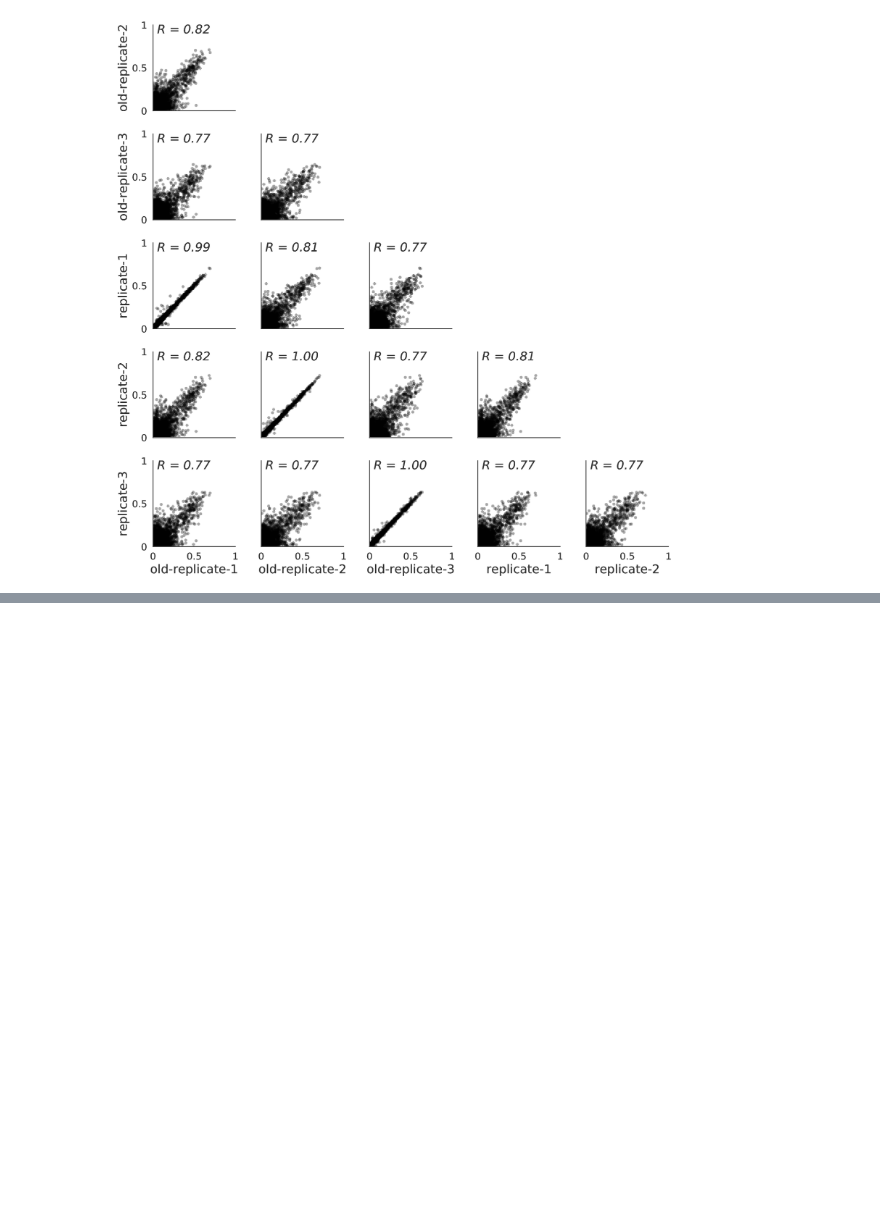
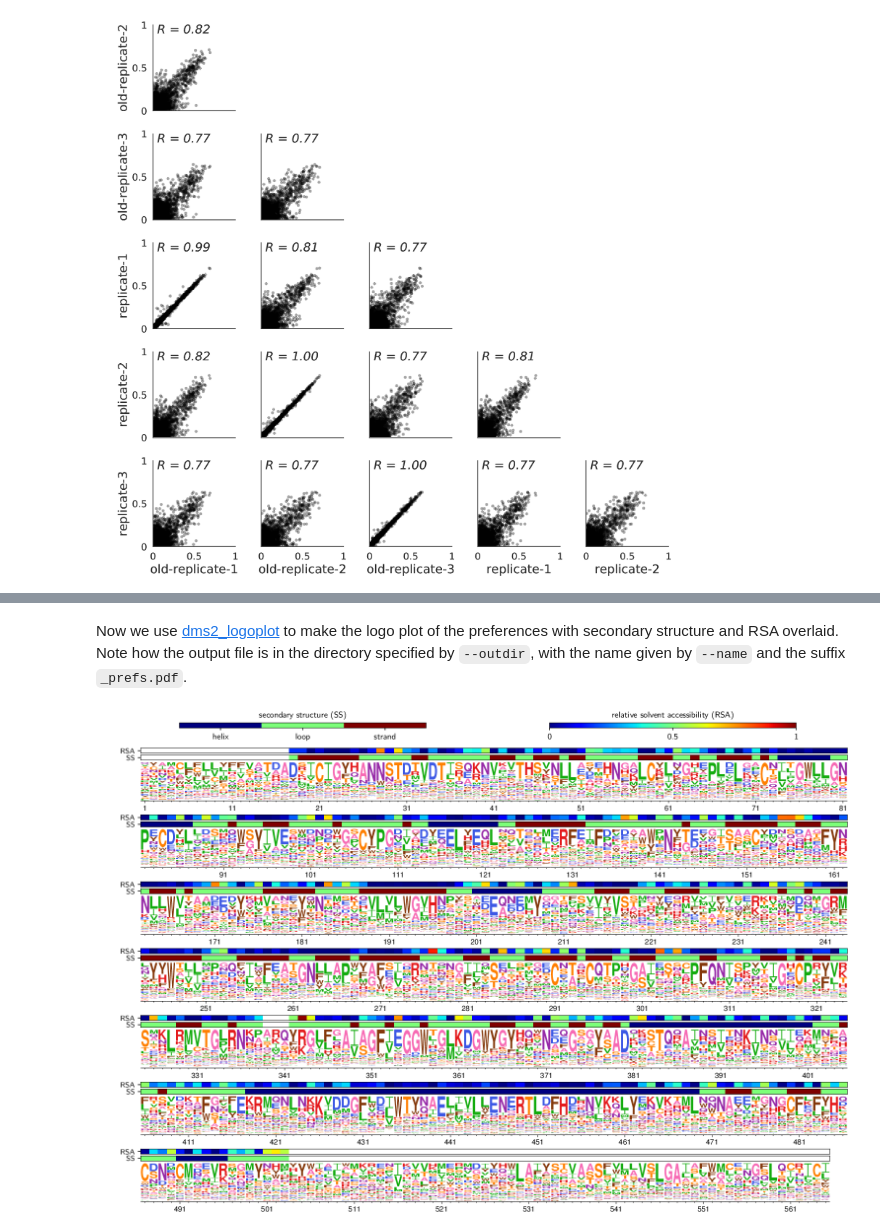
Before and after one commit to jbloomlab/dms_tools2, a Jupyter notebook: examples/Doud2016/analysis_notebook.ipynb, the cells around one changed output, grey strips where cells are left out. Saved outputs shown, nothing was run; the diff lists cells and outputs as text; code cells hidden in the pictures; blank space fills up the shorter version.

```diff
--- a/examples/Doud2016/analysis_notebook.ipynb
+++ b/examples/Doud2016/analysis_notebook.ipynb
@@ -399,0 +407,2 @@ showPDF(plotfile, width=600)
+# %%
+avgprefs = os.path.join(prefsdir, 'summary_avgprefs.csv')
@@ -399,0 +414,27 @@ showPDF(plotfile, width=600)
+# %%
+dsspfile = './data/1RVX_trimer_sequentialnumbering.dssp'
+dssp_df = dms_tools2.dssp.processDSSP(dsspfile, chain='A')
+dssp_df['SS'] = dssp_df['SS_class']
+ssfile = os.path.join(prefsdir, 'SS.csv')
+dssp_df[['site', 'SS']].to_csv(ssfile, index=False)
+rsafile = os.path.join(prefsdir, 'RSA.csv')
+dssp_df[['site', 'RSA']].to_csv(rsafile, index=False)
+# %% [markdown]
+Now we use [dms2_logoplot](https://jbloomlab.github.io/dms_tools2/dms2_logoplot.html) to make the logo plot of the preferences with secondary structure and RSA overlaid.
+Note how the output file is in the directory specified by `--outdir`, with the name given by `--name` and the suffix `_prefs.pdf`.
+# %%
+logoname = 'avgprefs'
+
+log = !dms2_logoplot \
+        --prefs {avgprefs} \
+        --name {logoname} \
+        --outdir {prefsdir} \
+        --overlay1 {ssfile} SS "secondary structure" \
+        --overlay2 {rsafile} RSA "relative solvent accessibility" \
+        --nperline 81 \
+        --use_existing {use_existing}
+
+logoplot = os.path.join(prefsdir, '{0}_prefs.pdf'.format(logoname))
+showPDF(logoplot)
+# %% [output]
+[figure, added]
```
Also changed, not shown: parts of 10 cells of this notebook, 3 other files.
